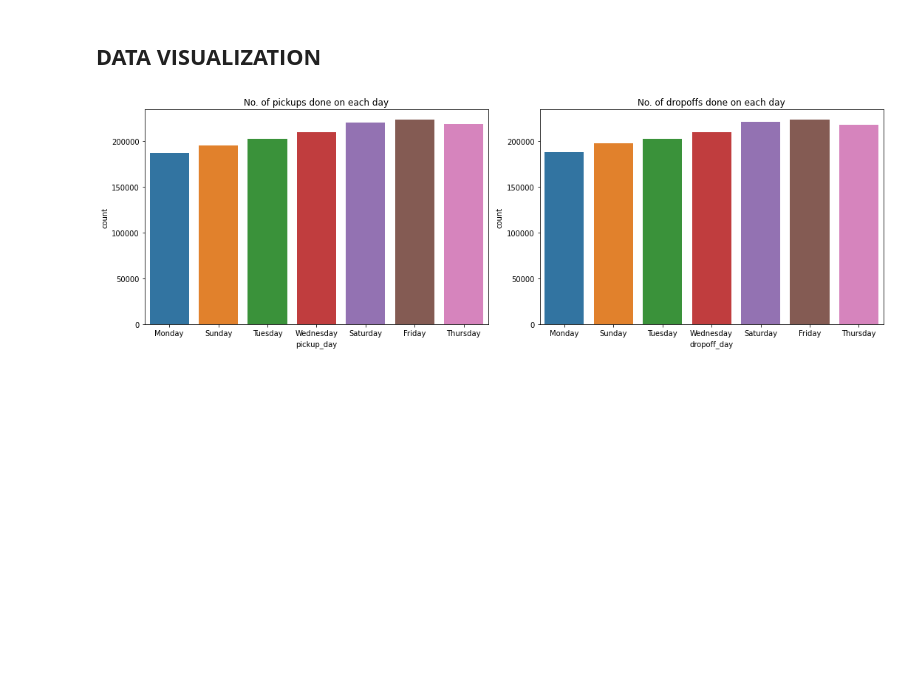
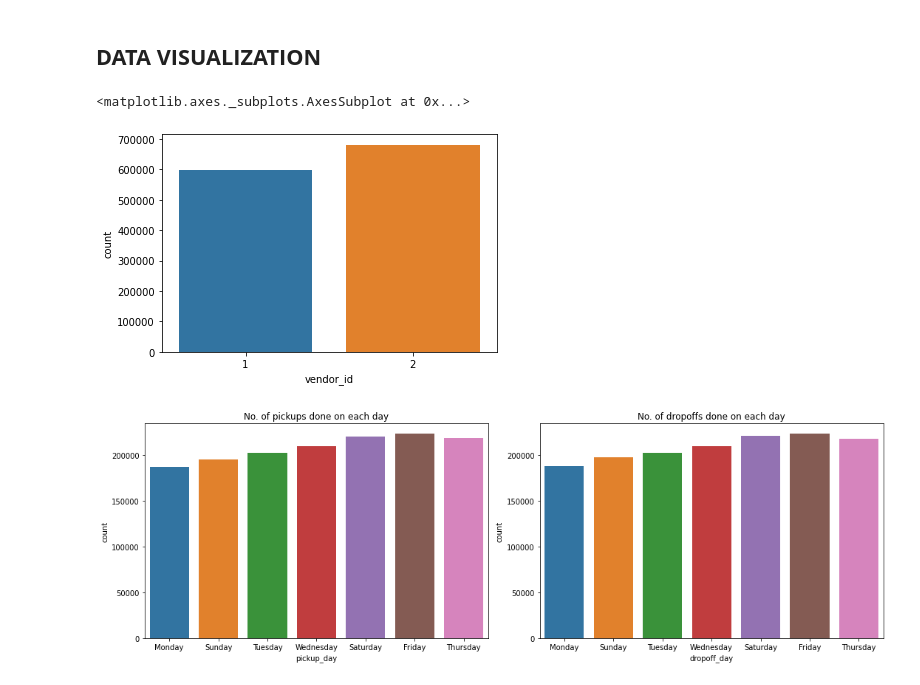
Before and after one commit to Jahnavi-Jaolekar/NYC-Taxi-time-prediction, a Jupyter notebook: NYC_taxi_trip_time_prediction.ipynb, the cells around one changed output. Saved outputs shown, nothing was run; the diff lists cells and outputs as text; code cells hidden in the pictures; blank space fills up the shorter version.

```diff
--- a/NYC_taxi_trip_time_prediction.ipynb
+++ b/NYC_taxi_trip_time_prediction.ipynb
@@ -141,6 +150,12 @@ taxi_df.head()
 | 4 | id2181028 | 2 | 2016-03-26 13:30:55 | 2016-03-26 13:38:10 | 1 | -73.973053 | ... |
 # %% [markdown]
 ## **DATA VISUALIZATION**
+# %%
+#Distribution of the vendor id for the taxi trip
+sns.countplot(x='vendor_id',data=taxi_df)
+# %% [output]
+<matplotlib.axes._subplots.AxesSubplot at 0x...>
+[figure, added]
 # %%
 # Distribution of pickups and dropoffs on daily basis
 taxi_df['pickup_day']=taxi_df['pickup_datetime'].dt.day_name()
```
Also changed, not shown: parts of 15 cells of this notebook.
